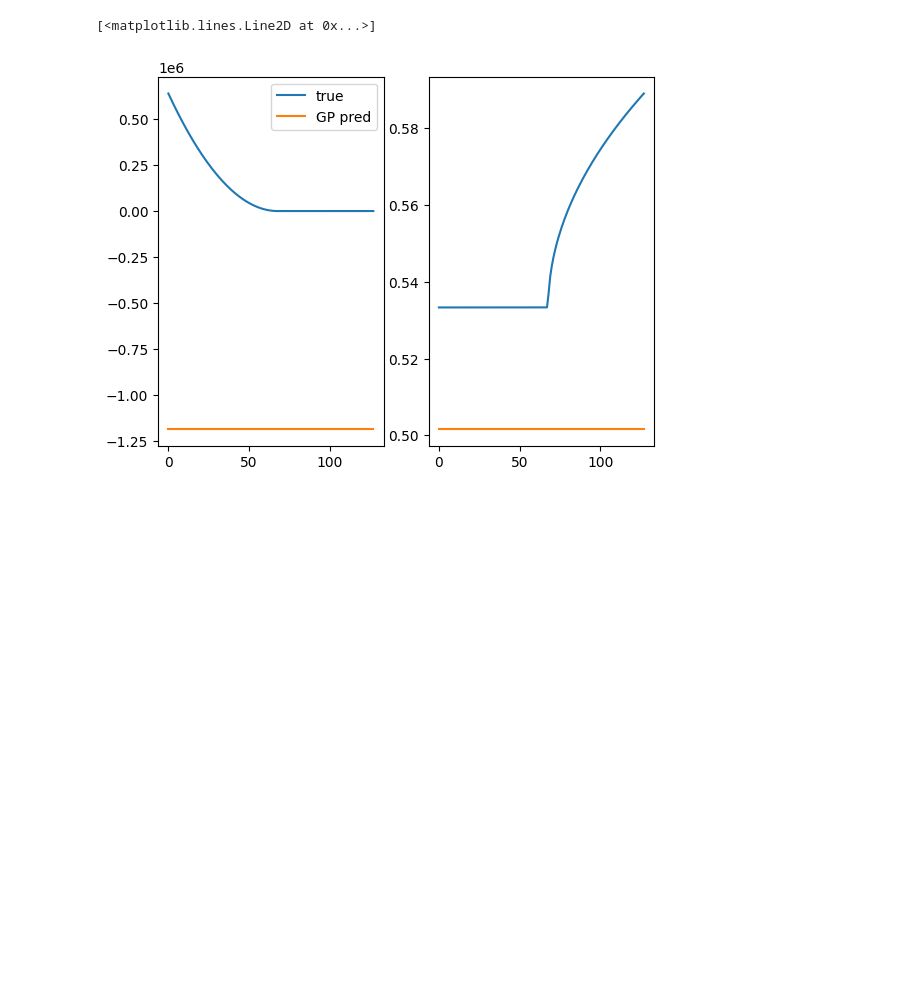
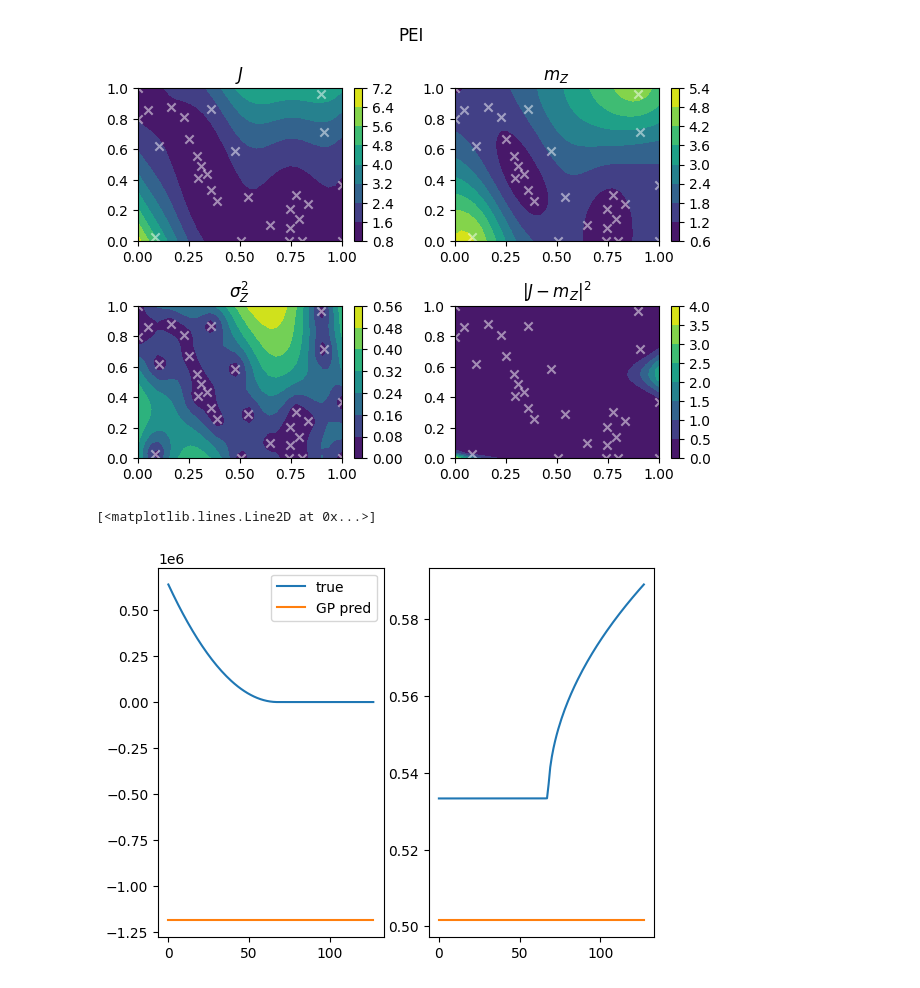
Before and after one commit to VTrappler/robustGP, a Jupyter notebook: notebooks/demo.ipynb, the cells around one changed output. Cells and saved outputs as stored; diff of their text form; code cells hidden in the pictures; blank space fills up the shorter version.

```diff
--- a/notebooks/demo.ipynb
+++ b/notebooks/demo.ipynb
@@ -103,3 +116,7 @@ plt.tight_layout()
+# %%
+plot_enrichment(branin, 'PEI')
+# %% [output]
+[figure, added]
 # %%
 def conditional_minimisers_diag(arg):
     u_array = np.linspace(0, 1, 2**7)
```
Also changed, not shown: parts of 7 cells of this notebook, 5 other files.
